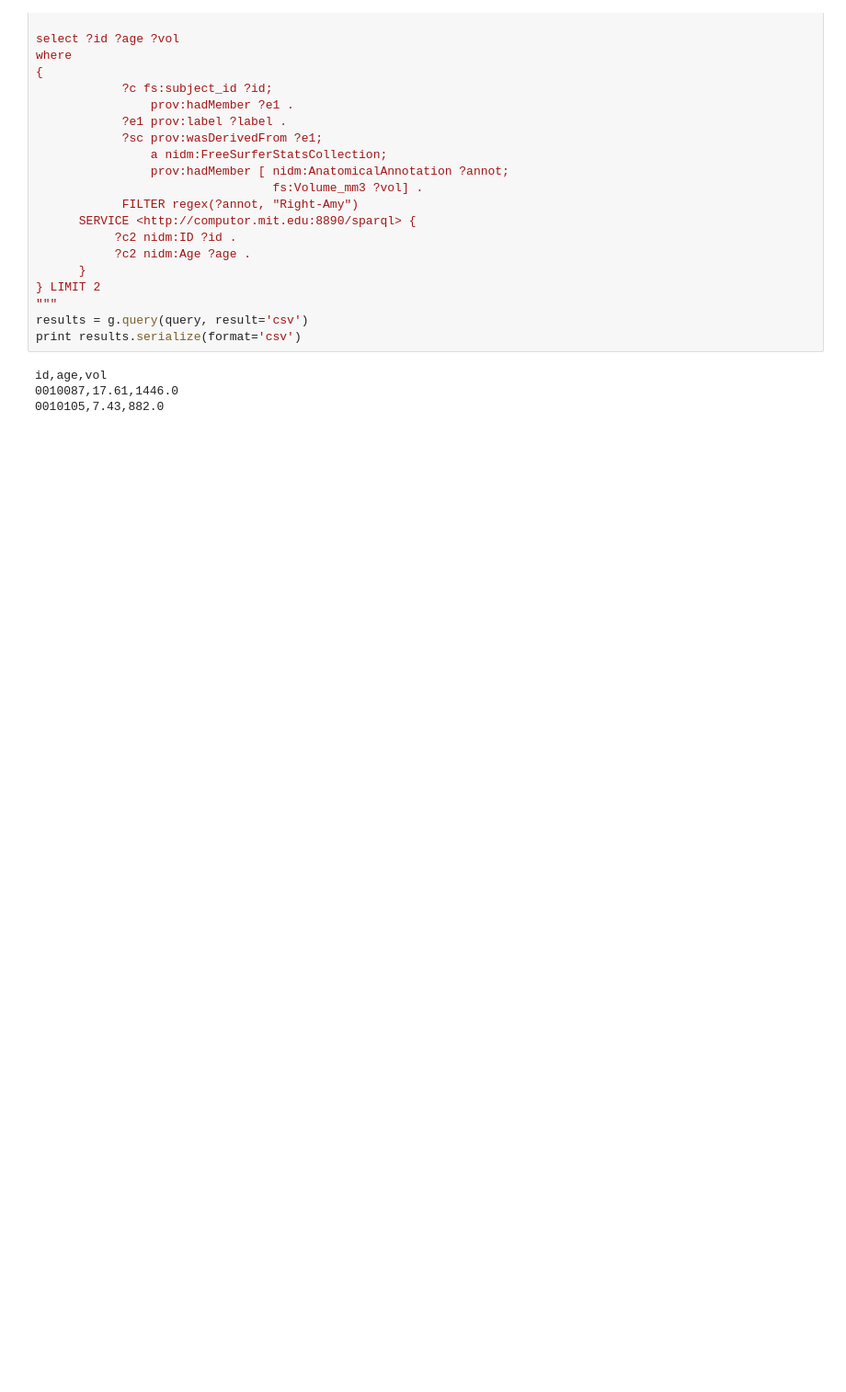
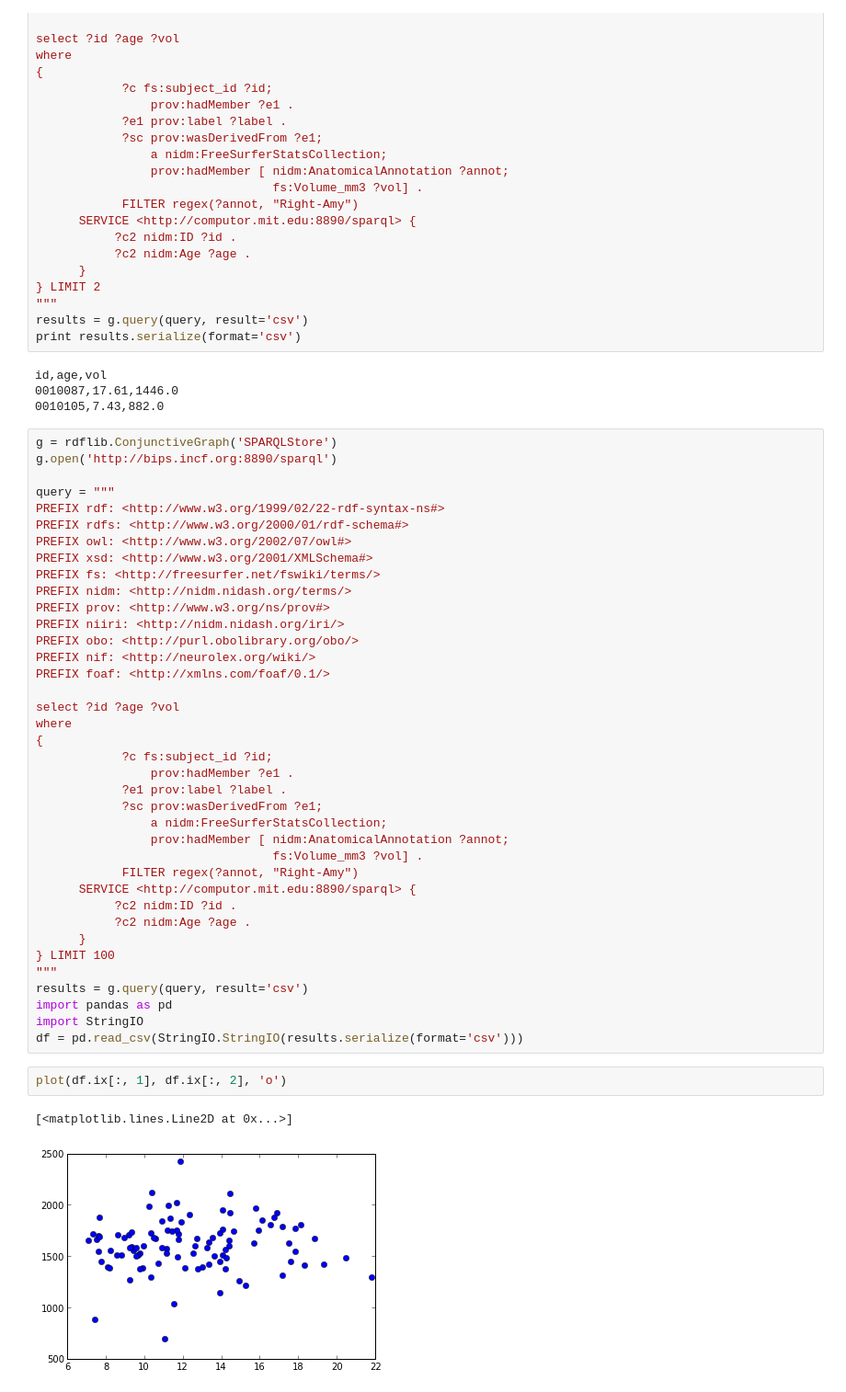
Before and after one commit to incf-nidash/notebooks, a Jupyter notebook: adhd200_csv2rdf.ipynb, the cells around one changed output. Shown at 92% size. Drawn from its saved outputs; the diff is of its cells as text; blank space fills up the shorter version.

Commit message:
enh: added a pandas plot

```diff
--- a/adhd200_csv2rdf.ipynb
+++ b/adhd200_csv2rdf.ipynb
@@ -380,3 +382,46 @@ print results.serialize(format='csv')
 id,age,vol
 0010087,17.61,1446.0
 0010105,7.43,882.0
+# %%
+g = rdflib.ConjunctiveGraph('SPARQLStore')
+g.open('http://bips.incf.org:8890/sparql')
+
+query = """
+PREFIX rdf: <http://www.w3.org/1999/02/22-rdf-syntax-ns#>
+PREFIX rdfs: <http://www.w3.org/2000/01/rdf-schema#>
+PREFIX owl: <http://www.w3.org/2002/07/owl#>
+PREFIX xsd: <http://www.w3.org/2001/XMLSchema#>
+PREFIX fs: <http://freesurfer.net/fswiki/terms/>
+PREFIX nidm: <http://nidm.nidash.org/terms/>
+PREFIX prov: <http://www.w3.org/ns/prov#>
+PREFIX niiri: <http://nidm.nidash.org/iri/>
+PREFIX obo: <http://purl.obolibrary.org/obo/>
+PREFIX nif: <http://neurolex.org/wiki/>
+PREFIX foaf: <http://xmlns.com/foaf/0.1/>
+
+select ?id ?age ?vol
+where
+{
+            ?c fs:subject_id ?id;
+                prov:hadMember ?e1 .
+            ?e1 prov:label ?label .
+            ?sc prov:wasDerivedFrom ?e1;
+                a nidm:FreeSurferStatsCollection;
+                prov:hadMember [ nidm:AnatomicalAnnotation ?annot;
+                                 fs:Volume_mm3 ?vol] .
+            FILTER regex(?annot, "Right-Amy")
+      SERVICE <http://computor.mit.edu:8890/sparql> {
+           ?c2 nidm:ID ?id .
+           ?c2 nidm:Age ?age .
+      }
+} LIMIT 100
+"""
+results = g.query(query, result='csv')
+import pandas as pd
+import StringIO
+df = pd.read_csv(StringIO.StringIO(results.serialize(format='csv')))
+# %%
+plot(df.ix[:, 1], df.ix[:, 2], 'o')
+# %% [output]
+[<matplotlib.lines.Line2D at 0x...>]
+[figure, added]
```
Also changed, not shown: parts of 1 cell of this notebook.
